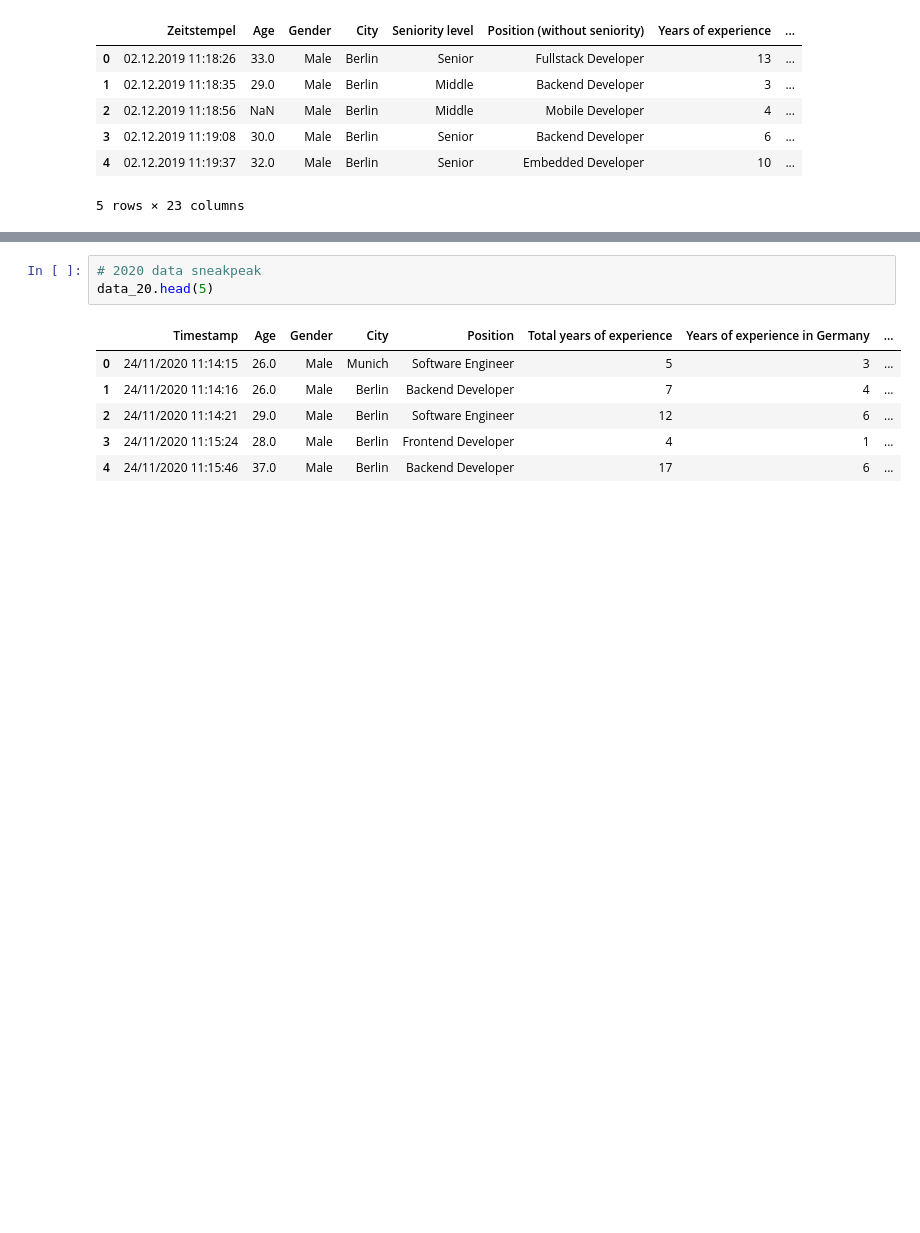
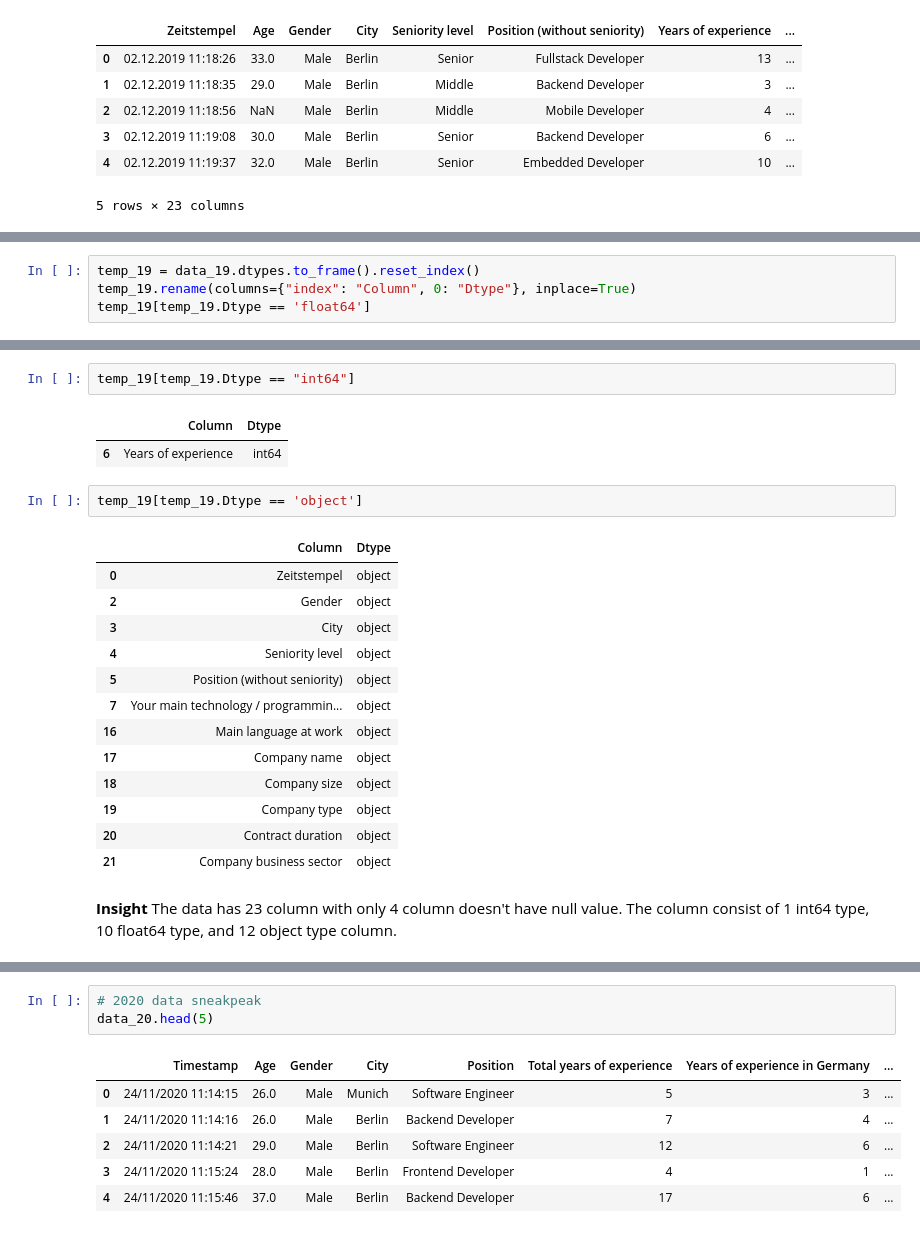
Before and after one commit to Bugi-Sulistiyo/Gigih_Mid-Term, a Jupyter notebook: Script/EDA.ipynb, the cells around one changed output, grey strips where cells are left out. Cells and saved outputs as stored; diff of their text form; blank space fills up the shorter version.

```diff
--- a/Script/EDA.ipynb
+++ b/Script/EDA.ipynb
@@ -83,0 +215,4 @@ data_19.head(5)
+# %%
+temp_19 = data_19.dtypes.to_frame().reset_index()
+temp_19.rename(columns={"index": "Column", 0: "Dtype"}, inplace=True)
+temp_19[temp_19.Dtype == 'float64']
@@ -83,0 +231,24 @@ data_19.head(5)
+# %%
+temp_19[temp_19.Dtype == "int64"]
+# %% [output]
+|  | Column | Dtype |
+| 6 | Years of experience | int64 |
+# %%
+temp_19[temp_19.Dtype == 'object']
+# %% [output]
+|  | Column | Dtype |
+| 0 | Zeitstempel | object |
+| 2 | Gender | object |
+| 3 | City | object |
+| 4 | Seniority level | object |
+| 5 | Position (without seniority) | object |
+| 7 | Your main technology / programmin... | object |
+| 16 | Main language at work | object |
+| 17 | Company name | object |
+| 18 | Company size | object |
+| 19 | Company type | object |
+| 20 | Сontract duration | object |
+| 21 | Company business sector | object |
+# %% [markdown]
+**Insight**
+The data has 23 column with only 4 column doesn't have null value. The column consist of 1 int64 type, 10 float64 type, and 12 object type column.
```
Also changed, not shown: parts of 35 cells of this notebook.
